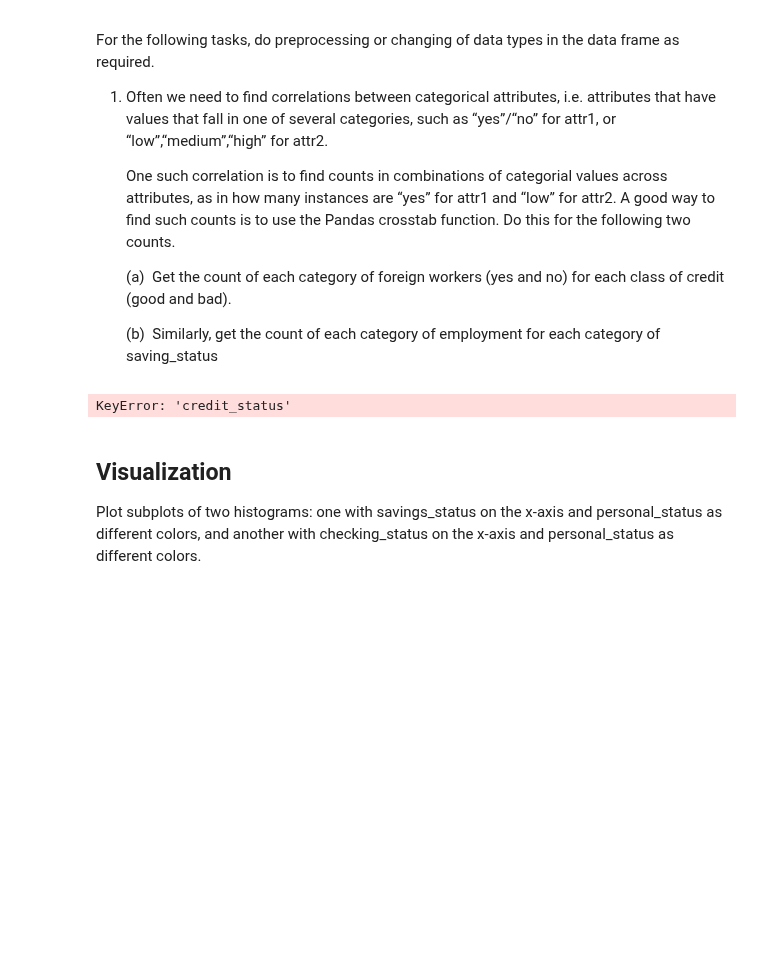
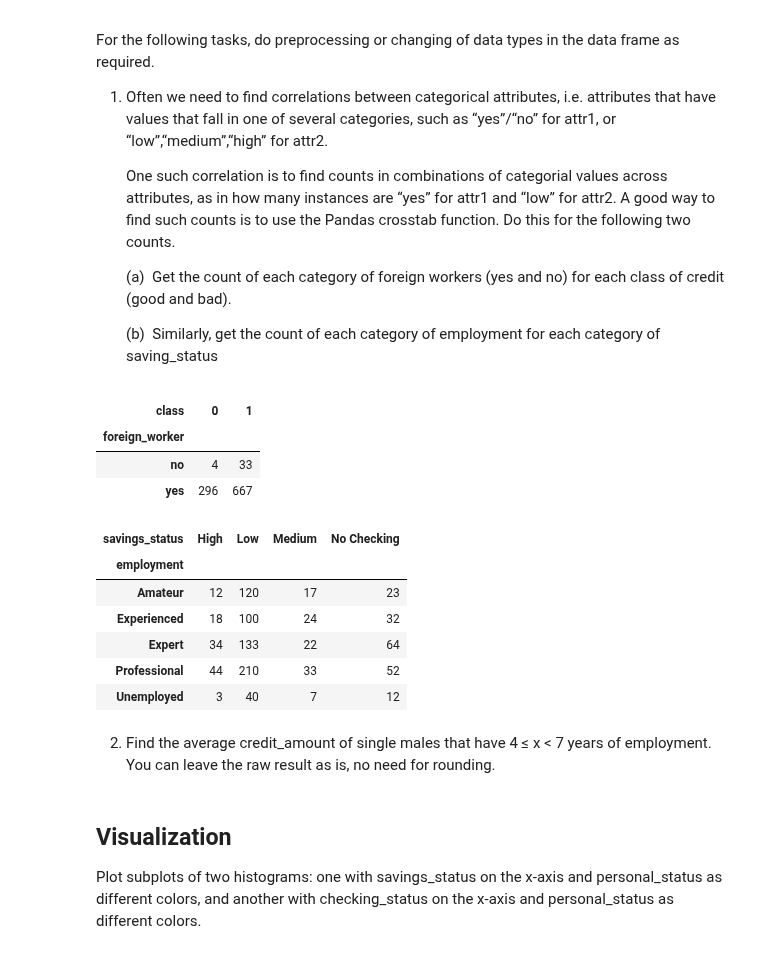
Before and after one commit to benwang2/obsidian-f22, a Jupyter notebook: Rutgers/2022 Fall/210/Assignments/Homework 3/src/german_credit.ipynb, the cells around one changed output. Saved outputs shown, nothing was run; the diff lists cells and outputs as text; code cells hidden in the pictures; blank space fills up the shorter version.

```diff
--- a/Rutgers/2022 Fall/210/Assignments/Homework 3/src/german_credit.ipynb
+++ b/Rutgers/2022 Fall/210/Assignments/Homework 3/src/german_credit.ipynb
@@ -174,8 +174,23 @@ data frame as required.
     (a)&nbsp; Get the count of each category of foreign workers (yes and no) for each class of credit (good and bad).
 
     (b)&nbsp; Similarly, get the count of each category of employment for each category of saving_status
-# %%
-cross = pd.crosstab(gcred['foreign_worker'], gcred['class'])
-cross.head(10)
-# %% [output]
-KeyError: 'credit_status'
+# %%
+foreign_credit = pd.crosstab(gcred['foreign_worker'], gcred['class'])
+display(foreign_credit)
+
+employment_savings = pd.crosstab(gcred['employment'], gcred['savings_status'])
+display(employment_savings)
+# %% [output]
+| class | 0 | 1 |
+| foreign_worker |  |  |
+| no | 4 | 33 |
+| yes | 296 | 667 |
+| savings_status | High | Low | Medium | No Checking |
+| employment |  |  |  |  |
+| Amateur | 12 | 120 | 17 | 23 |
+| Experienced | 18 | 100 | 24 | 32 |
+| Expert | 34 | 133 | 22 | 64 |
+| Professional | 44 | 210 | 33 | 52 |
+| Unemployed | 3 | 40 | 7 | 12 |
+# %% [markdown]
+2. Find the average credit_amount of single males that have 4 ≤ x < 7 years of employment. You can leave the raw result as is, no need for rounding.
```
Also changed, not shown: parts of 3 cells of this notebook.
